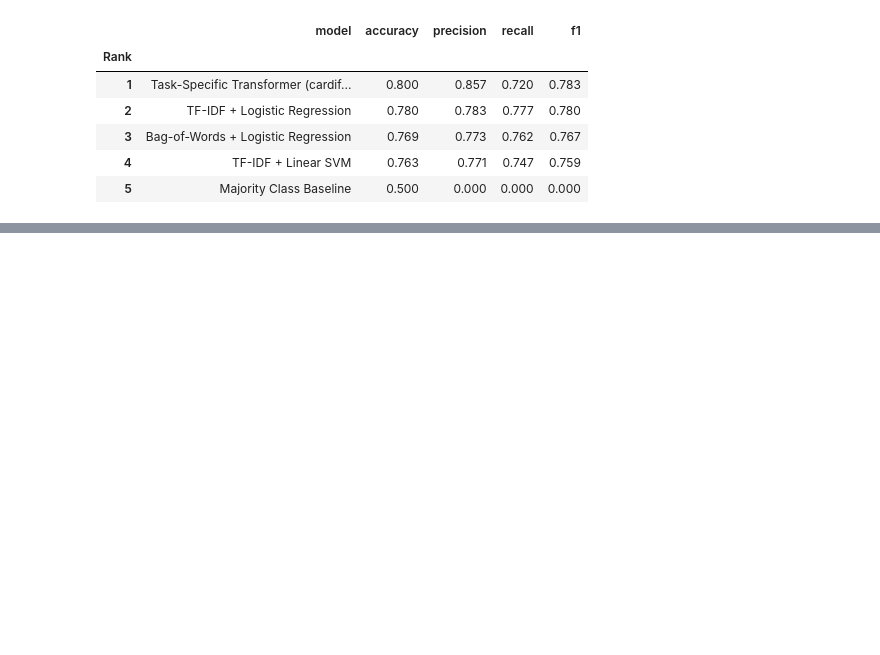
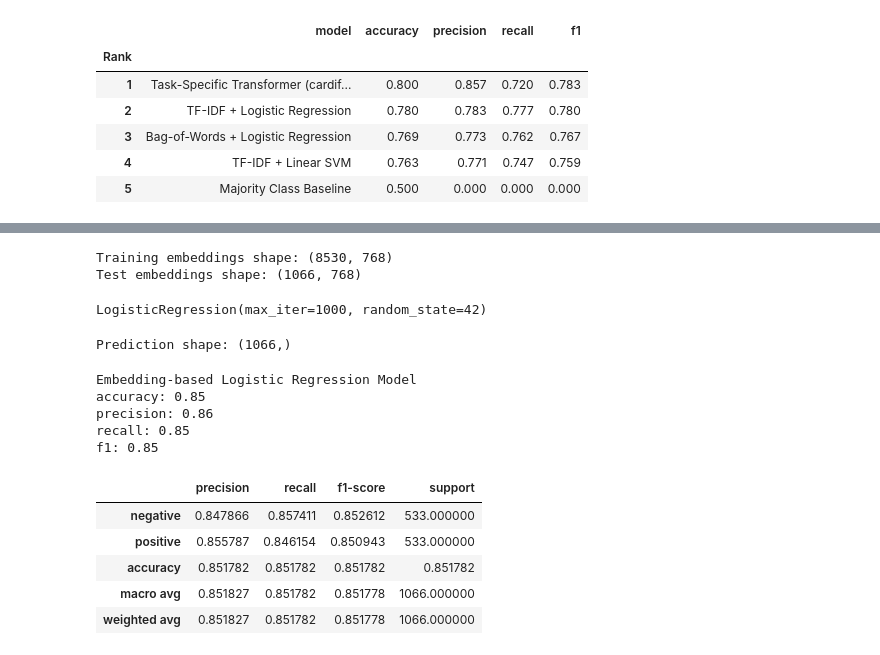
Before and after one commit to Alireza-Mirzadeh/llm-text-classification-benchmark, a Jupyter notebook: notebooks/03_transformer_models.ipynb, the cells around one changed output, grey strips where cells are left out. Saved outputs shown, nothing was run; the diff lists cells and outputs as text; code cells hidden in the pictures; blank space fills up the shorter version.

```diff
--- a/notebooks/03_transformer_models.ipynb
+++ b/notebooks/03_transformer_models.ipynb
@@ -255,0 +282,47 @@ benchmark_df
+# %%
+# print the shape of the generated embeddings for the training data and test data to verify the dimensions
+print(f"Training embeddings shape: {train_embeddings.shape}")
+print(f"Test embeddings shape: {test_embeddings.shape}")
+# %% [output]
+Training embeddings shape: (8530, 768)
+Test embeddings shape: (1066, 768)
+# %%
+# Train logistic regression classifier on the generated embeddings
+classifier = LogisticRegression(max_iter=1000, random_state=42)
+
+# Fit the logistic regression classifier on the training embeddings and labels
+classifier.fit(train_embeddings, train_ds["label"])
+# %% [output]
+LogisticRegression(max_iter=1000, random_state=42)
+# %%
+# Make predictions on the test embeddings using the trained logistic regression classifier
+y_pred_embeddings = classifier.predict(test_embeddings)
+
+print(f"Prediction shape: {y_pred_embeddings.shape}")
+# %% [output]
+Prediction shape: (1066,)
+# %%
+# Evaluate the model's performance on the test set using accuracy, precision, recall, and F1-score
+metrics_embeddings, report_embeddings = evaluate_classifier(test_ds["label"], y_pred_embeddings)
+
+print("Embedding-based Logistic Regression Model")
+
+for metric_name, metric_value in metrics_embeddings.items():
+    print(f"{metric_name}: {metric_value:.2f}")
+# %% [output]
+Embedding-based Logistic Regression Model
+accuracy: 0.85
+precision: 0.86
+recall: 0.85
+f1: 0.85
+# %%
+# Create a DataFrame from the classification report for better visualization
+report_df_embeddings = pd.DataFrame(report_embeddings).transpose()
+report_df_embeddings
+# %% [output]
+|  | precision | recall | f1-score | support |
+| negative | 0.847866 | 0.857411 | 0.852612 | 533.000000 |
+| positive | 0.855787 | 0.846154 | 0.850943 | 533.000000 |
+| accuracy | 0.851782 | 0.851782 | 0.851782 | 0.851782 |
+| macro avg | 0.851827 | 0.851782 | 0.851778 | 1066.000000 |
+| weighted avg | 0.851827 | 0.851782 | 0.851778 | 1066.000000 |
```
Also changed, not shown: parts of 15 cells of this notebook, 3 other files.
